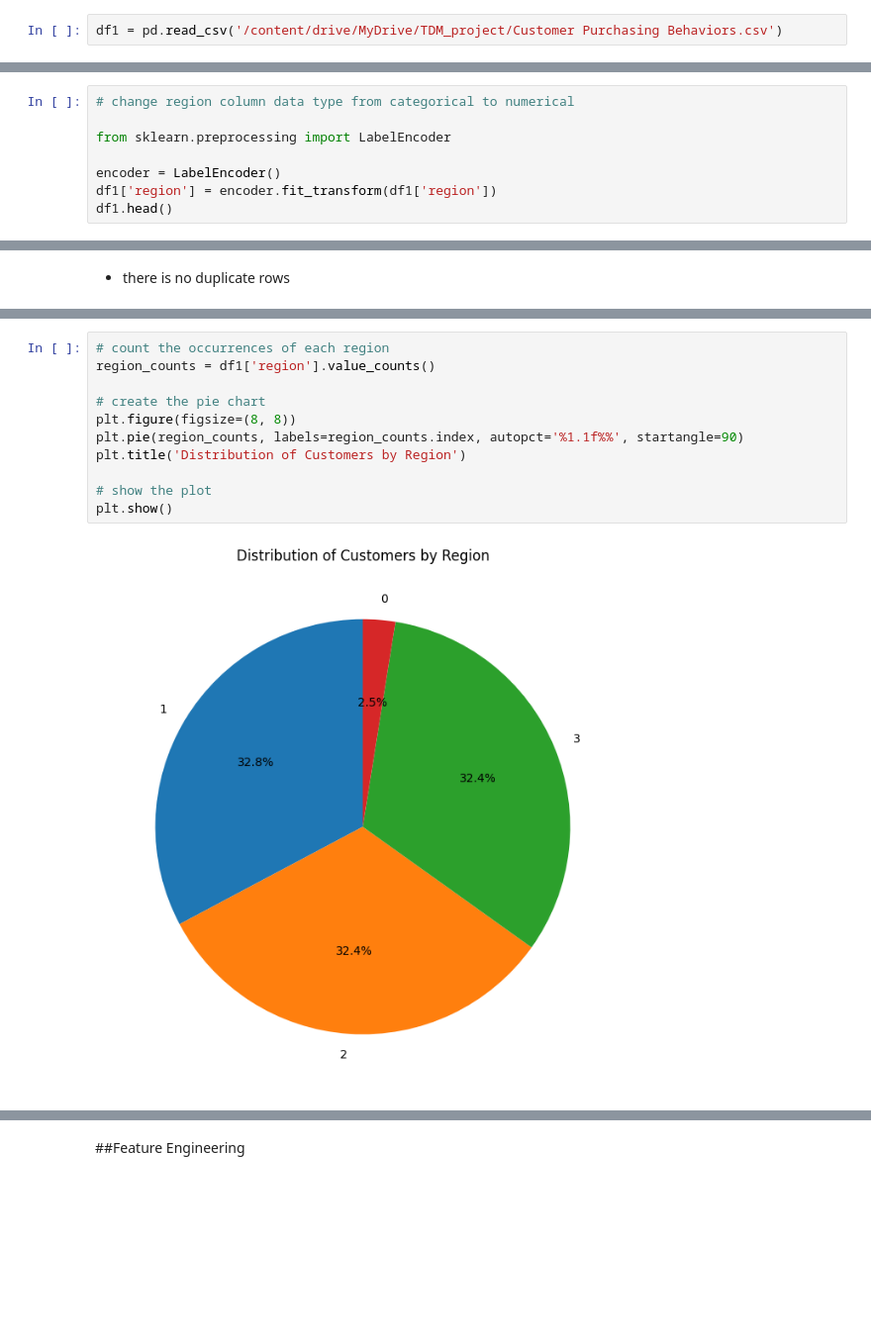
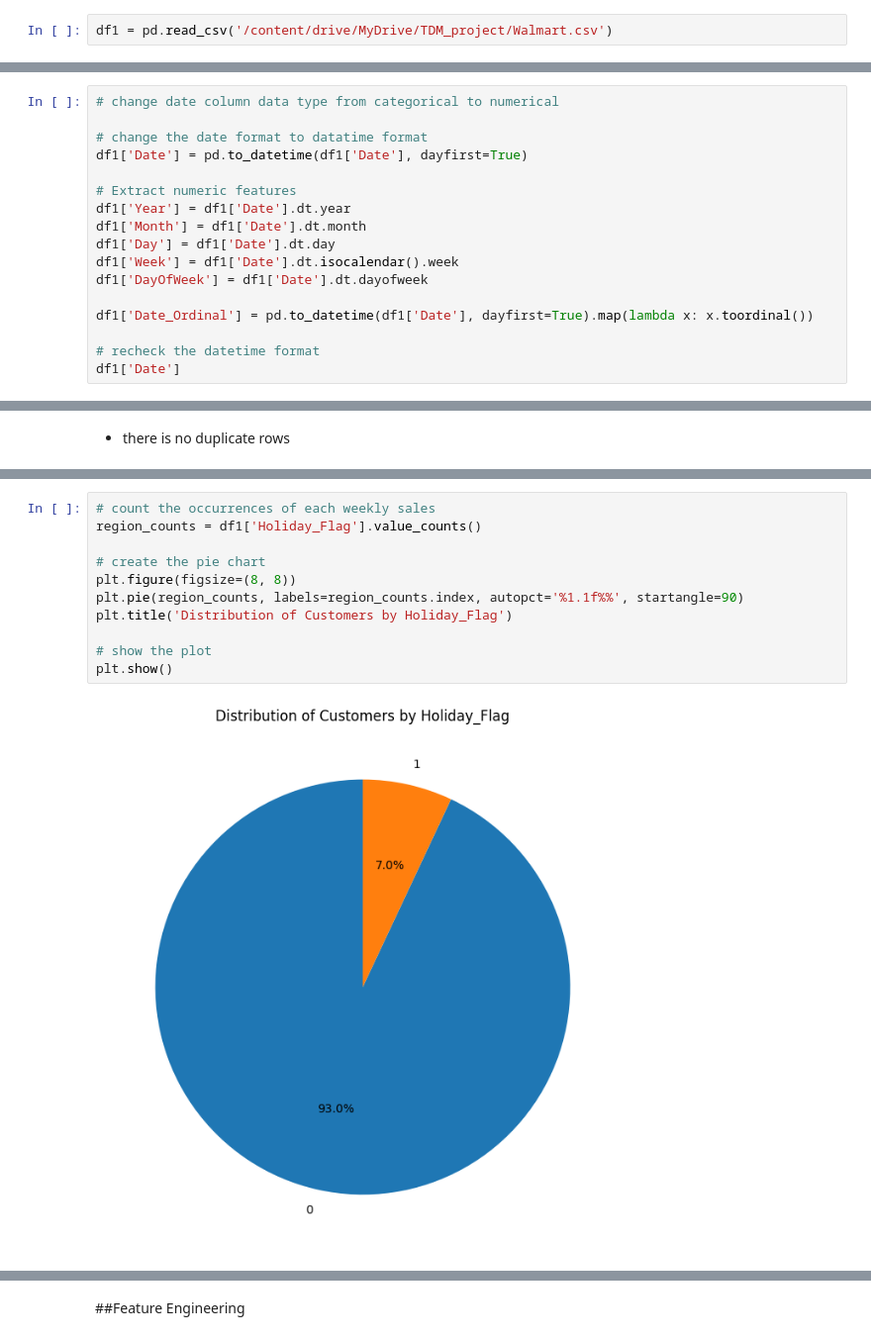
Before and after one commit to anissssssssssssss/TDM, a Jupyter notebook: preprocessing_df1.ipynb, the cells around one changed output, grey strips where cells are left out. Shown at 99% size. Saved outputs shown, nothing was run; the diff lists cells and outputs as text; blank space fills up the shorter version.

```diff
--- a/preprocessing_df1.ipynb
+++ b/preprocessing_df1.ipynb
@@ -12,7 +10,7 @@ drive.mount('/content/drive')
 # %% [output]
 Mounted at /content/drive
 # %%
-df1 = pd.read_csv('/content/drive/MyDrive/TDM_project/Customer Purchasing Behaviors.csv')
+df1 = pd.read_csv('/content/drive/MyDrive/TDM_project/Walmart.csv')
 # %%
 #print the first 5 rows of the dataset
 df1.head()
@@ -56,8 +54,0 @@ Quantitative (numerical) attributes: ['user_id', 'age', 'annual_income', 'purcha
-# %%
-# change region column data type from categorical to numerical
-
-from sklearn.preprocessing import LabelEncoder
-
-encoder = LabelEncoder()
-df1['region'] = encoder.fit_transform(df1['region'])
-df1.head()
@@ -80,0 +55,17 @@ region:
+# %%
+# change date column data type from categorical to numerical
+
+# change the date format to datatime format
+df1['Date'] = pd.to_datetime(df1['Date'], dayfirst=True)
+
+# Extract numeric features
+df1['Year'] = df1['Date'].dt.year
+df1['Month'] = df1['Date'].dt.month
+df1['Day'] = df1['Date'].dt.day
+df1['Week'] = df1['Date'].dt.isocalendar().week
+df1['DayOfWeek'] = df1['Date'].dt.dayofweek
+
+df1['Date_Ordinal'] = pd.to_datetime(df1['Date'], dayfirst=True).map(lambda x: x.toordinal())
+
+# recheck the datetime format
+df1['Date']
@@ -117,13 +130,13 @@ df1.describe()
 # %%
-# count the occurrences of each region
-region_counts = df1['region'].value_counts()
+# count the occurrences of each weekly sales
+region_counts = df1['Holiday_Flag'].value_counts()
 
 # create the pie chart
 plt.figure(figsize=(8, 8))
 plt.pie(region_counts, labels=region_counts.index, autopct='%1.1f%%', startangle=90)
-plt.title('Distribution of Customers by Region')
+plt.title('Distribution of Customers by Holiday_Flag')
 
 # show the plot
 plt.show()
 # %% [output]
-[figure, old version]
+[figure, new version]
```
Also changed, not shown: parts of 25 cells of this notebook, 1 other file.
